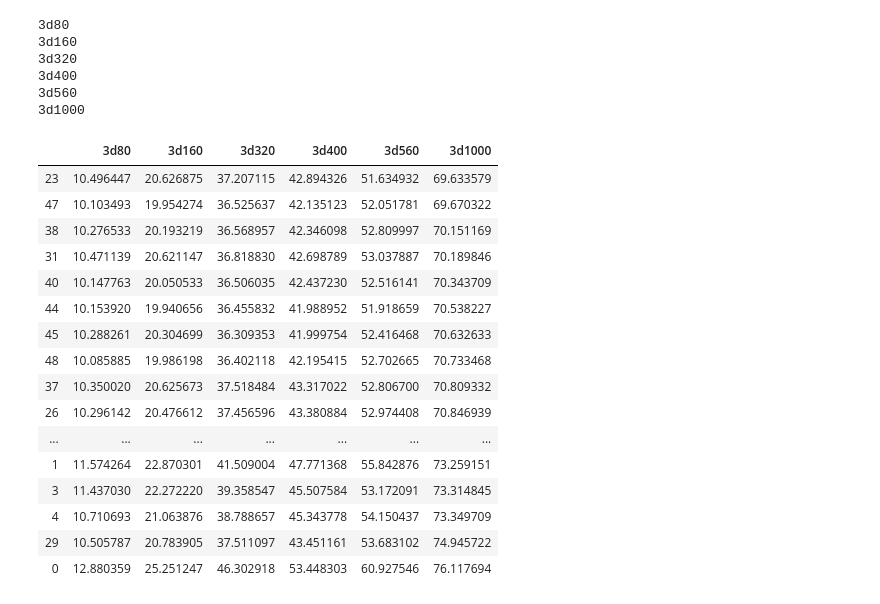
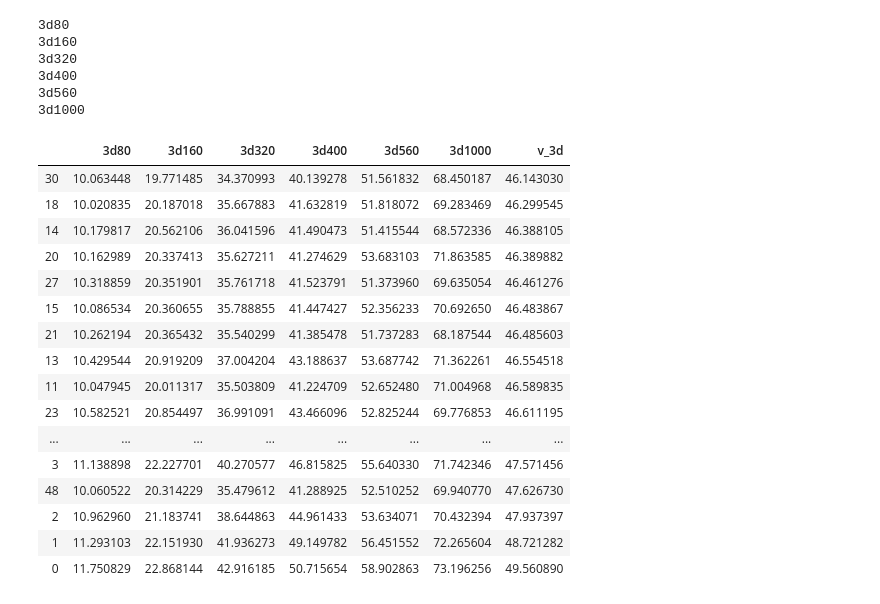
Before and after one commit to tileb1/LearnTrajDep, a Jupyter notebook: Untitled.ipynb, the cells around one changed output. Drawn from its saved outputs; the diff is of its cells as text; code cells hidden in the pictures.

```diff
--- a/Untitled.ipynb
+++ b/Untitled.ipynb
@@ -77,7 +77,7 @@ NameError: name 'poses_end_joints' is not defined
 # %%
 import pandas as pd
 # %%
-df = pd.read_csv('checkpoint/test/main_3d_3D_in10_out25_dct_n_35.csv')
+df = pd.read_csv('checkpoint/test/main_3d_3D_in10_out25_dct_n_30.csv')
 df = df.sort_values(by='v_3d')
 # %%
 import utils.data_utils as data_utils
@@ -108,22 +108,22 @@ for key in columns_mapping:
 3d560
 3d1000
 # %%
-df[list(columns_mapping.keys())].sort_values(by='3d1000')
+df[list(columns_mapping.keys()) + ['v_3d']]#.sort_values(by='3d1000')
 # %% [output]
-|  | 3d80 | 3d160 | 3d320 | 3d400 | 3d560 | 3d1000 |
-| 23 | 10.496447 | 20.626875 | 37.207115 | 42.894326 | 51.634932 | 69.633579 |
-| 47 | 10.103493 | 19.954274 | 36.525637 | 42.135123 | 52.051781 | 69.670322 |
-| 38 | 10.276533 | 20.193219 | 36.568957 | 42.346098 | 52.809997 | 70.151169 |
-| 31 | 10.471139 | 20.621147 | 36.818830 | 42.698789 | 53.037887 | 70.189846 |
-| 40 | 10.147763 | 20.050533 | 36.506035 | 42.437230 | 52.516141 | 70.343709 |
-| 44 | 10.153920 | 19.940656 | 36.455832 | 41.988952 | 51.918659 | 70.538227 |
-| 45 | 10.288261 | 20.304699 | 36.309353 | 41.999754 | 52.416468 | 70.632633 |
-| 48 | 10.085885 | 19.986198 | 36.402118 | 42.195415 | 52.702665 | 70.733468 |
-| 37 | 10.350020 | 20.625673 | 37.518484 | 43.317022 | 52.806700 | 70.809332 |
-| 26 | 10.296142 | 20.476612 | 37.456596 | 43.380884 | 52.974408 | 70.846939 |
-| ... | ... | ... | ... | ... | ... | ... |
-| 1 | 11.574264 | 22.870301 | 41.509004 | 47.771368 | 55.842876 | 73.259151 |
-| 3 | 11.437030 | 22.272220 | 39.358547 | 45.507584 | 53.172091 | 73.314845 |
-| 4 | 10.710693 | 21.063876 | 38.788657 | 45.343778 | 54.150437 | 73.349709 |
-| 29 | 10.505787 | 20.783905 | 37.511097 | 43.451161 | 53.683102 | 74.945722 |
-| 0 | 12.880359 | 25.251247 | 46.302918 | 53.448303 | 60.927546 | 76.117694 |
+|  | 3d80 | 3d160 | 3d320 | 3d400 | 3d560 | 3d1000 | v_3d |
+| 30 | 10.063448 | 19.771485 | 34.370993 | 40.139278 | 51.561832 | 68.450187 | 46.143030 |
+| 18 | 10.020835 | 20.187018 | 35.667883 | 41.632819 | 51.818072 | 69.283469 | 46.299545 |
+| 14 | 10.179817 | 20.562106 | 36.041596 | 41.490473 | 51.415544 | 68.572336 | 46.388105 |
+| 20 | 10.162989 | 20.337413 | 35.627211 | 41.274629 | 53.683103 | 71.863585 | 46.389882 |
+| 27 | 10.318859 | 20.351901 | 35.761718 | 41.523791 | 51.373960 | 69.635054 | 46.461276 |
+| 15 | 10.086534 | 20.360655 | 35.788855 | 41.447427 | 52.356233 | 70.692650 | 46.483867 |
+| 21 | 10.262194 | 20.365432 | 35.540299 | 41.385478 | 51.737283 | 68.187544 | 46.485603 |
+| 13 | 10.429544 | 20.919209 | 37.004204 | 43.188637 | 53.687742 | 71.362261 | 46.554518 |
+| 11 | 10.047945 | 20.011317 | 35.503809 | 41.224709 | 52.652480 | 71.004968 | 46.589835 |
+| 23 | 10.582521 | 20.854497 | 36.991091 | 43.466096 | 52.825244 | 69.776853 | 46.611195 |
+| ... | ... | ... | ... | ... | ... | ... | ... |
+| 3 | 11.138898 | 22.227701 | 40.270577 | 46.815825 | 55.640330 | 71.742346 | 47.571456 |
+| 48 | 10.060522 | 20.314229 | 35.479612 | 41.288925 | 52.510252 | 69.940770 | 47.626730 |
+| 2 | 10.962960 | 21.183741 | 38.644863 | 44.961433 | 53.634071 | 70.432394 | 47.937397 |
+| 1 | 11.293103 | 22.151930 | 41.936273 | 49.149782 | 56.451552 | 72.265604 | 48.721282 |
+| 0 | 11.750829 | 22.868144 | 42.916185 | 50.715654 | 58.902863 | 73.196256 | 49.560890 |
```
Also changed, not shown: parts of 3 cells of this notebook, 1 other file.
